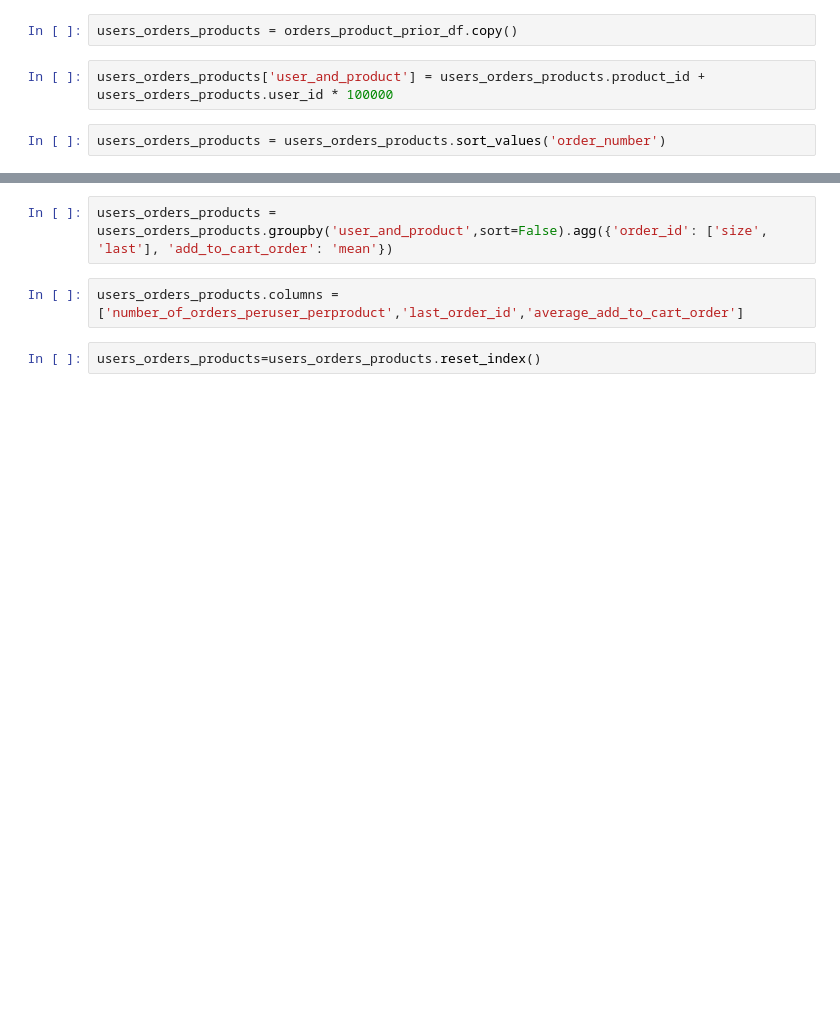
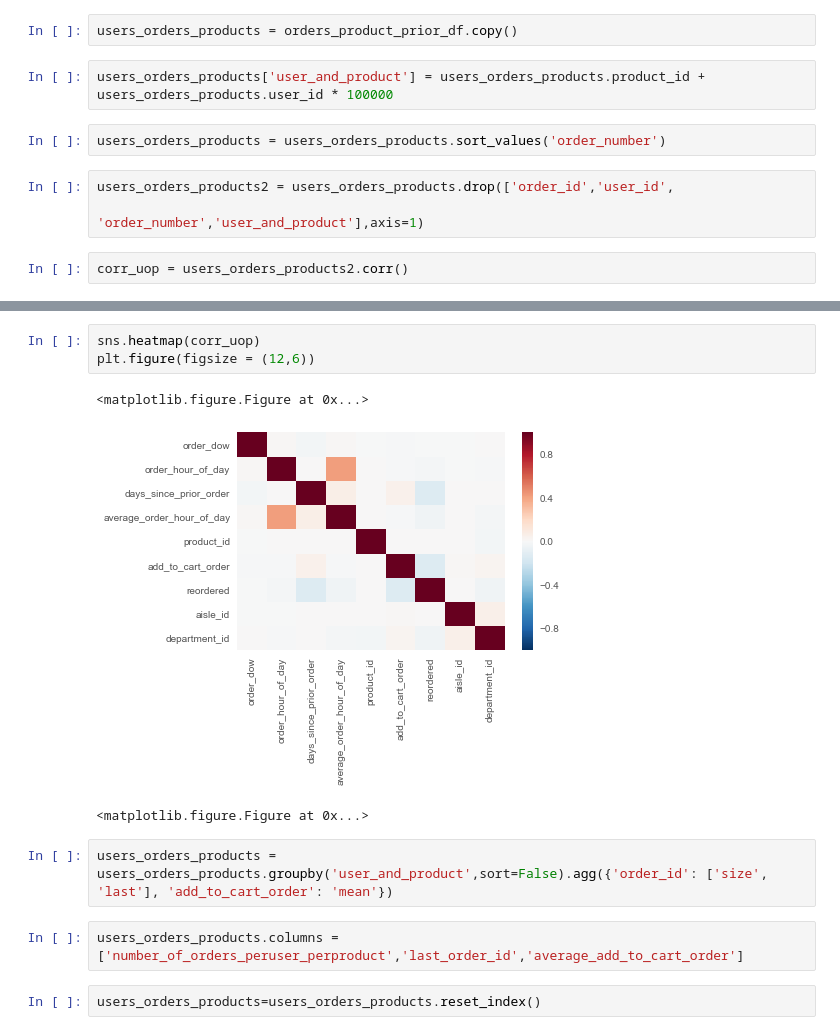
Before and after one commit to nt2462/Capstone1---Instacart, a Jupyter notebook: Instacart project.ipynb, the cells around one changed output, grey strips where cells are left out. Drawn from its saved outputs; the diff is of its cells as text; blank space fills up the shorter version.

```diff
--- a/Instacart project.ipynb
+++ b/Instacart project.ipynb
@@ -910,3 +910,8 @@ users_orders_products = orders_product_prior_df.copy()
 users_orders_products['user_and_product'] = users_orders_products.product_id + users_orders_products.user_id * 100000
 # %%
 users_orders_products = users_orders_products.sort_values('order_number')
+# %%
+users_orders_products2 = users_orders_products.drop(['order_id','user_id',
+                                                     'order_number','user_and_product'],axis=1)
+# %%
+corr_uop = users_orders_products2.corr()
@@ -913,3 +931,10 @@ users_orders_products = users_orders_products.sort_values('order_number')
+# %%
+sns.heatmap(corr_uop)
+plt.figure(figsize = (12,6))
+# %% [output]
+<matplotlib.figure.Figure at 0x...>
+[figure, added]
+<matplotlib.figure.Figure at 0x...>
 # %%
 users_orders_products = users_orders_products.groupby('user_and_product',sort=False).agg({'order_id': ['size', 'last'], 'add_to_cart_order': 'mean'})
 # %%
```
Also changed, not shown: parts of 65 cells of this notebook.
